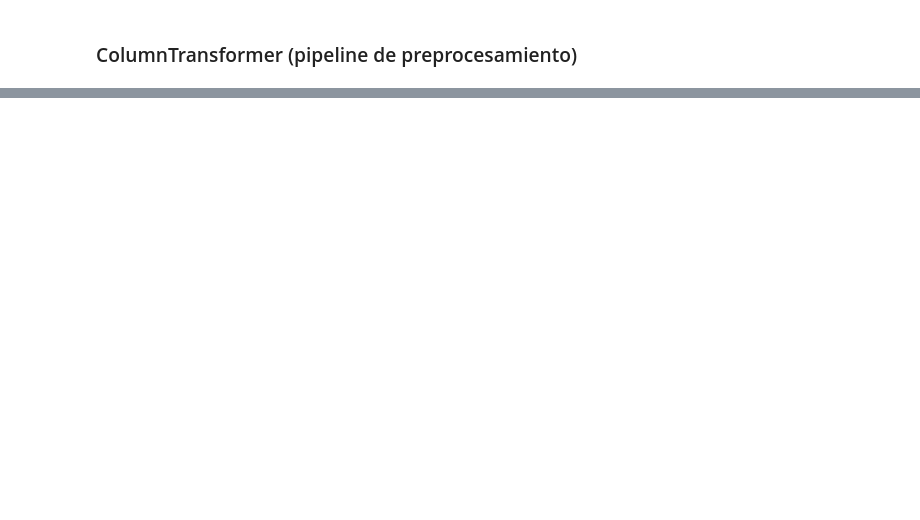
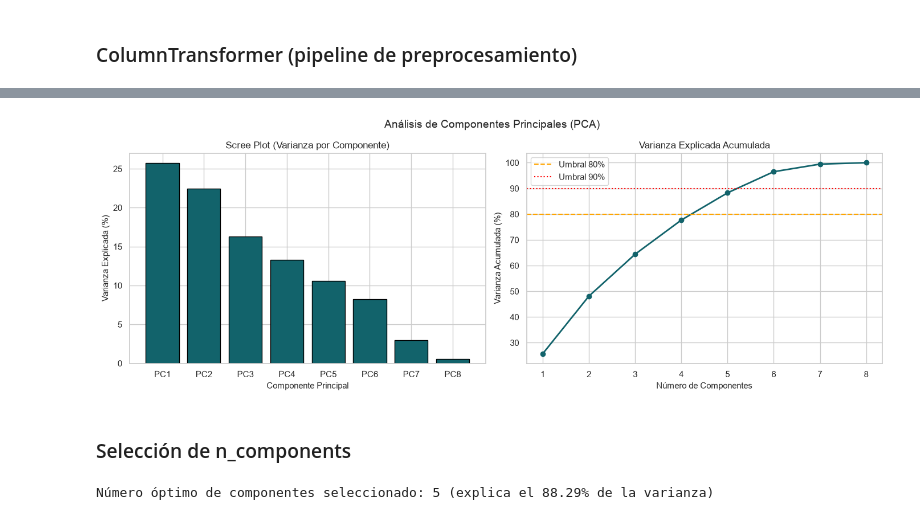
Before and after one commit to pag0dy/ML1_ExamenAplicado_Godoy_Paulina, a Jupyter notebook: codigo_examen_pg.ipynb, the cells around one changed output, grey strips where cells are left out. Cells and saved outputs as stored; diff of their text form; code cells hidden in the pictures; blank space fills up the shorter version.

Commit message:
PCA, k-means, entrenamiento y evaluacion de modelos

```diff
--- a/codigo_examen_pg.ipynb
+++ b/codigo_examen_pg.ipynb
@@ -293,6 +293,8 @@ plt.ylabel('MedHouseVal (Target)')
 plt.tight_layout()
 plt.savefig('figures/07_violin_plot.png', dpi=150)
 plt.show()
+
+df_clean = df_clean.drop(columns=['HouseAge_Bin'])  # columna auxiliar, no se usa en el modelado
 # %% [output]
 [figure]
 # %% [markdown]
@@ -372,0 +377,13 @@ could not convert string to float: 'Histórica'
+# %%
+pca = PCA(n_components=None, random_state=42)
+X_train_pca = pca.fit_transform(X_train_prep)
+
+pve = pca.explained_variance_ratio_
+cpve = pve.cumsum()
+
+pca_table = pd.DataFrame({
+    'Componente': [f'PC{i+1}' for i in range(len(pve))],
+    'Varianza Explicada (PVE)': pve,
+    'Varianza Acumulada (CPVE)': cpve
+})
+pca_table.round(4)
@@ -372,0 +400,40 @@ could not convert string to float: 'Histórica'
+# %%
+fig, (ax1, ax2) = plt.subplots(1, 2, figsize=(14, 5))
+
+ax1.bar([f'PC{i+1}' for i in range(len(pve))], pve*100, color='#12636B', edgecolor='black')
+ax1.set_title('Scree Plot (Varianza por Componente)')
+ax1.set_ylabel('Varianza Explicada (%)')
+ax1.set_xlabel('Componente Principal')
+
+ax2.plot(range(1, len(cpve)+1), cpve*100, marker='o', color='#12636B', linewidth=2)
+ax2.axhline(y=80, color='orange', linestyle='--', label='Umbral 80%')
+ax2.axhline(y=90, color='red', linestyle=':', label='Umbral 90%')
+ax2.set_title('Varianza Explicada Acumulada')
+ax2.set_ylabel('Varianza Acumulada (%)')
+ax2.set_xlabel('Número de Componentes')
+ax2.legend()
+
+plt.suptitle('Análisis de Componentes Principales (PCA)')
+plt.tight_layout()
+plt.savefig('figures/08_pca_explained_variance.png', dpi=150)
+plt.show()
+# %% [output]
+[figure, added]
+# %% [markdown]
+### Selección de n_components
+# %%
+# Selección de n_components entre 80% y 90% de varianza acumulada
+candidatos = np.where((cpve >= 0.80) & (cpve <= 0.90))[0]
+if len(candidatos) > 0:
+    n_comp_opt = candidatos[0] + 1
+else:
+    # Si ningún componente cae exactamente en el rango, se toma el primero que supere el 80%
+    n_comp_opt = np.argmax(cpve >= 0.80) + 1
+
+print(f"Número óptimo de componentes seleccionado: {n_comp_opt} (explica el {cpve[n_comp_opt-1]*100:.2f}% de la varianza)")
+
+pca_opt = PCA(n_components=n_comp_opt, random_state=42)
+X_train_pca_opt = pca_opt.fit_transform(X_train_prep)
+X_test_pca_opt = pca_opt.transform(X_test_prep)
+# %% [output]
+Número óptimo de componentes seleccionado: 5 (explica el 88.29% de la varianza)
```
Also changed, not shown: parts of 32 cells of this notebook, 7 other files.
